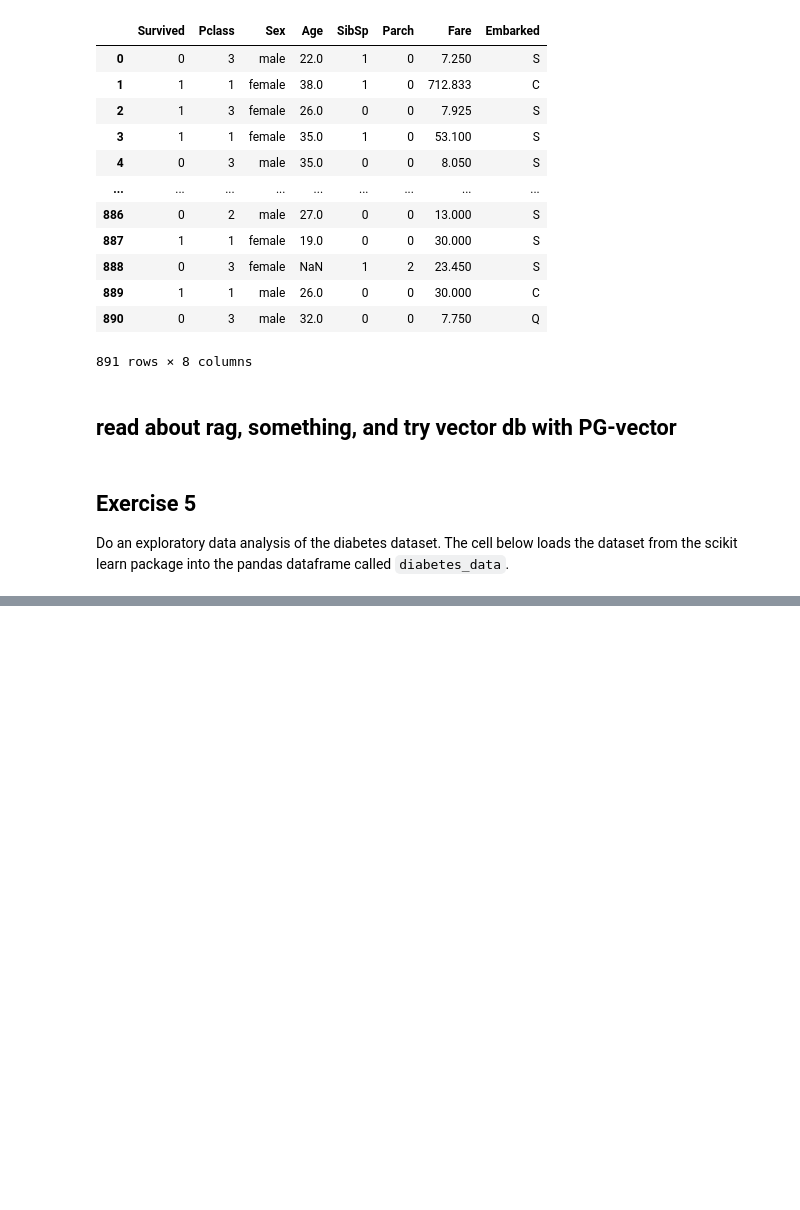
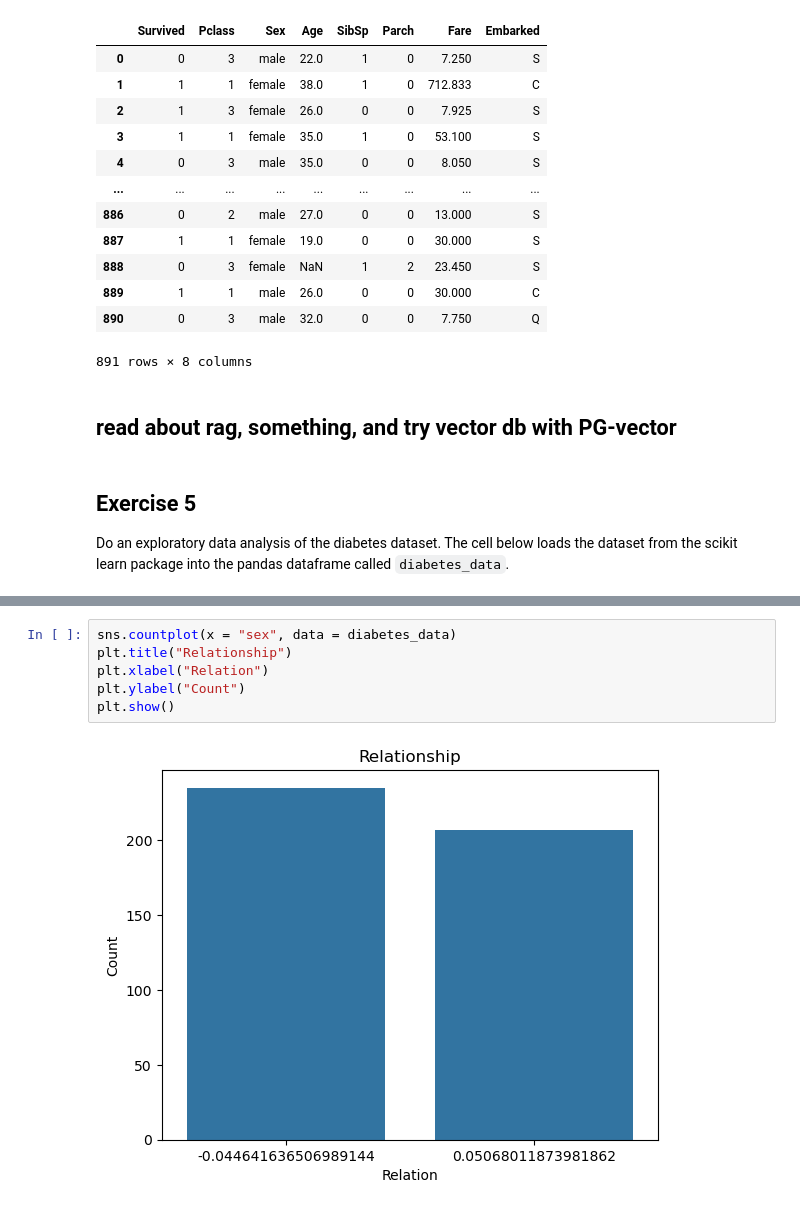
Before and after one commit to jeff0167/Data_And_Things, a Jupyter notebook: Exercises in DT and EDA.ipynb, the cells around one changed output, grey strips where cells are left out. Drawn from its saved outputs; the diff is of its cells as text; blank space fills up the shorter version.

```diff
--- a/Exercises in DT and EDA.ipynb
+++ b/Exercises in DT and EDA.ipynb
@@ -360,0 +429,8 @@ diabetes_data
+# %%
+sns.countplot(x = "sex", data = diabetes_data)
+plt.title("Relationship")
+plt.xlabel("Relation")
+plt.ylabel("Count")
+plt.show()
+# %% [output]
+[figure, added]
```
Also changed, not shown: parts of 10 cells of this notebook, 3 other files.
